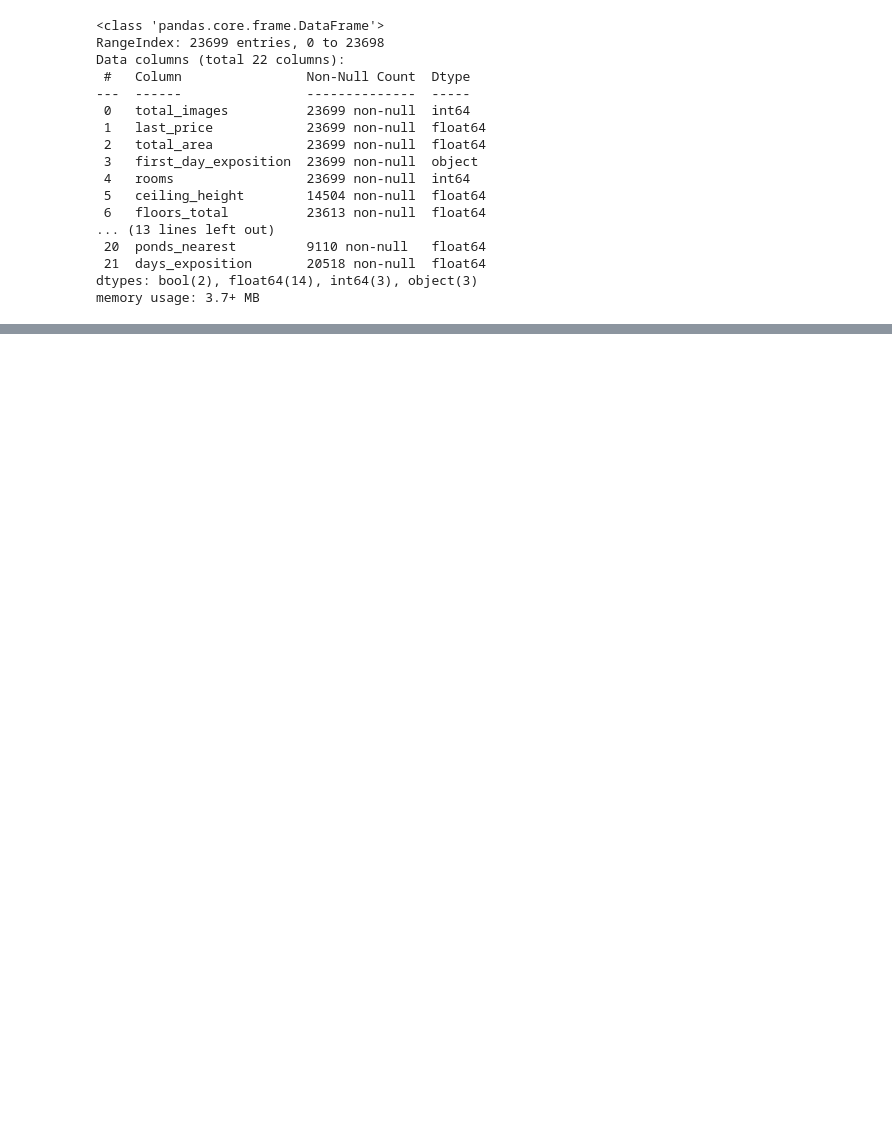
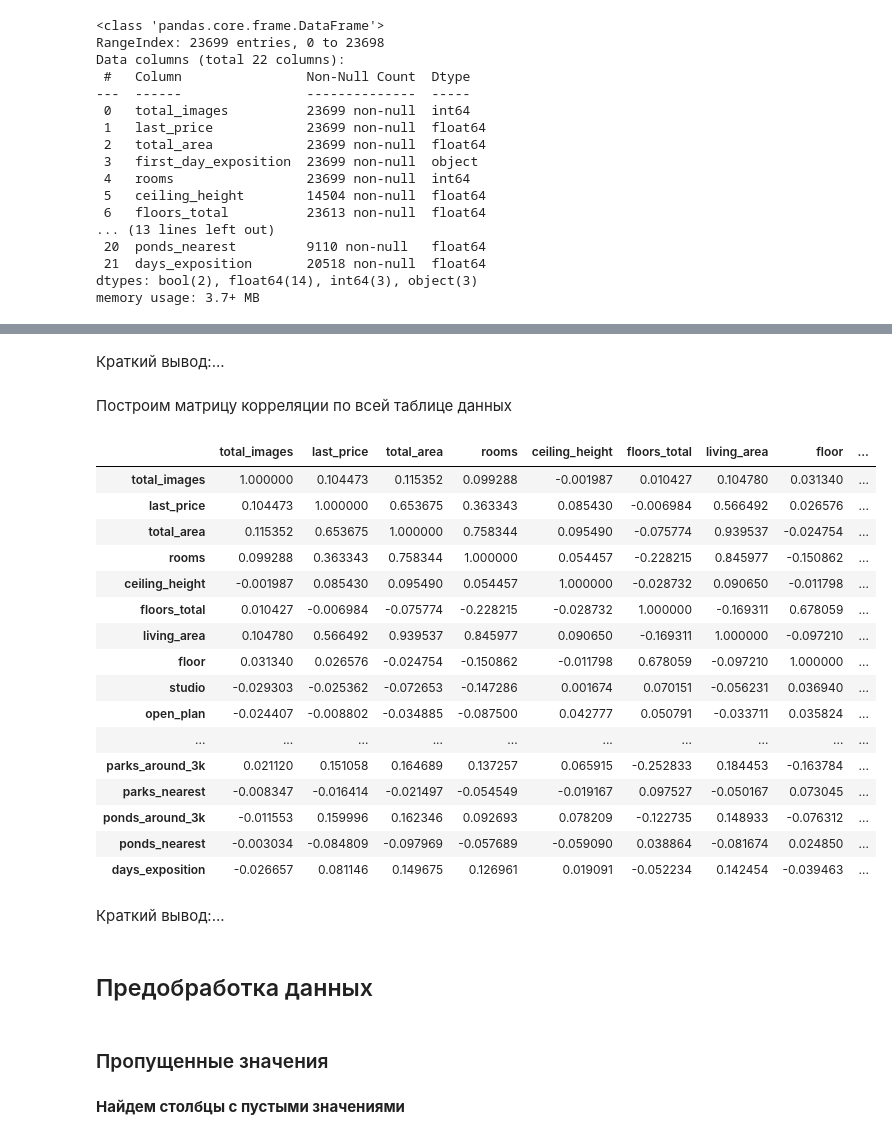
Before and after one commit to dmakarchikov/yap_sprint_5_spb_house_cost, a Jupyter notebook: project_5.ipynb, the cells around one changed output, grey strips where cells are left out. Cells and saved outputs as stored; diff of their text form; code cells hidden in the pictures; blank space fills up the shorter version.

Commit message:
Предобработка 3 пункта готово

```diff
--- a/project_5.ipynb
+++ b/project_5.ipynb
@@ -4,5 +10,10 @@
 # %%
 import pandas as pd
+import seaborn as sns
+import numpy as np
+
+# Уберем ограничение на отображение таблиц в ширину
+pd.set_option('display.max_columns', None)
 
 try:
     data = pd.read_csv('real_estate_data.csv', sep='\t')
@@ -53 +66,33 @@ array([[<AxesSubplot: title={'center': 'total_images'}>,
+# %% [markdown]
+Краткий вывод:...
+# %% [markdown]
+Построим матрицу корреляции по всей таблице данных
+# %%
+data.corr(numeric_only=True)
+# %% [output]
+|  | total_images | last_price | total_area | rooms | ceiling_height | floors_total | living_area | floor | ... |
+| total_images | 1.000000 | 0.104473 | 0.115352 | 0.099288 | -0.001987 | 0.010427 | 0.104780 | 0.031340 | ... |
+| last_price | 0.104473 | 1.000000 | 0.653675 | 0.363343 | 0.085430 | -0.006984 | 0.566492 | 0.026576 | ... |
+| total_area | 0.115352 | 0.653675 | 1.000000 | 0.758344 | 0.095490 | -0.075774 | 0.939537 | -0.024754 | ... |
+| rooms | 0.099288 | 0.363343 | 0.758344 | 1.000000 | 0.054457 | -0.228215 | 0.845977 | -0.150862 | ... |
+| ceiling_height | -0.001987 | 0.085430 | 0.095490 | 0.054457 | 1.000000 | -0.028732 | 0.090650 | -0.011798 | ... |
+| floors_total | 0.010427 | -0.006984 | -0.075774 | -0.228215 | -0.028732 | 1.000000 | -0.169311 | 0.678059 | ... |
+| living_area | 0.104780 | 0.566492 | 0.939537 | 0.845977 | 0.090650 | -0.169311 | 1.000000 | -0.097210 | ... |
+| floor | 0.031340 | 0.026576 | -0.024754 | -0.150862 | -0.011798 | 0.678059 | -0.097210 | 1.000000 | ... |
+| studio | -0.029303 | -0.025362 | -0.072653 | -0.147286 | 0.001674 | 0.070151 | -0.056231 | 0.036940 | ... |
+| open_plan | -0.024407 | -0.008802 | -0.034885 | -0.087500 | 0.042777 | 0.050791 | -0.033711 | 0.035824 | ... |
+| ... | ... | ... | ... | ... | ... | ... | ... | ... | ... |
+| parks_around_3k | 0.021120 | 0.151058 | 0.164689 | 0.137257 | 0.065915 | -0.252833 | 0.184453 | -0.163784 | ... |
+| parks_nearest | -0.008347 | -0.016414 | -0.021497 | -0.054549 | -0.019167 | 0.097527 | -0.050167 | 0.073045 | ... |
+| ponds_around_3k | -0.011553 | 0.159996 | 0.162346 | 0.092693 | 0.078209 | -0.122735 | 0.148933 | -0.076312 | ... |
+| ponds_nearest | -0.003034 | -0.084809 | -0.097969 | -0.057689 | -0.059090 | 0.038864 | -0.081674 | 0.024850 | ... |
+| days_exposition | -0.026657 | 0.081146 | 0.149675 | 0.126961 | 0.019091 | -0.052234 | 0.142454 | -0.039463 | ... |
+# %% [markdown]
+Краткий вывод:...
+# %% [markdown]
+## Предобработка данных
+# %% [markdown]
+### Пропущенные значения
+# %% [markdown]
+**Найдем столбцы с пустыми значениями**
 # %%
```
Also changed, not shown: parts of 94 cells of this notebook.
